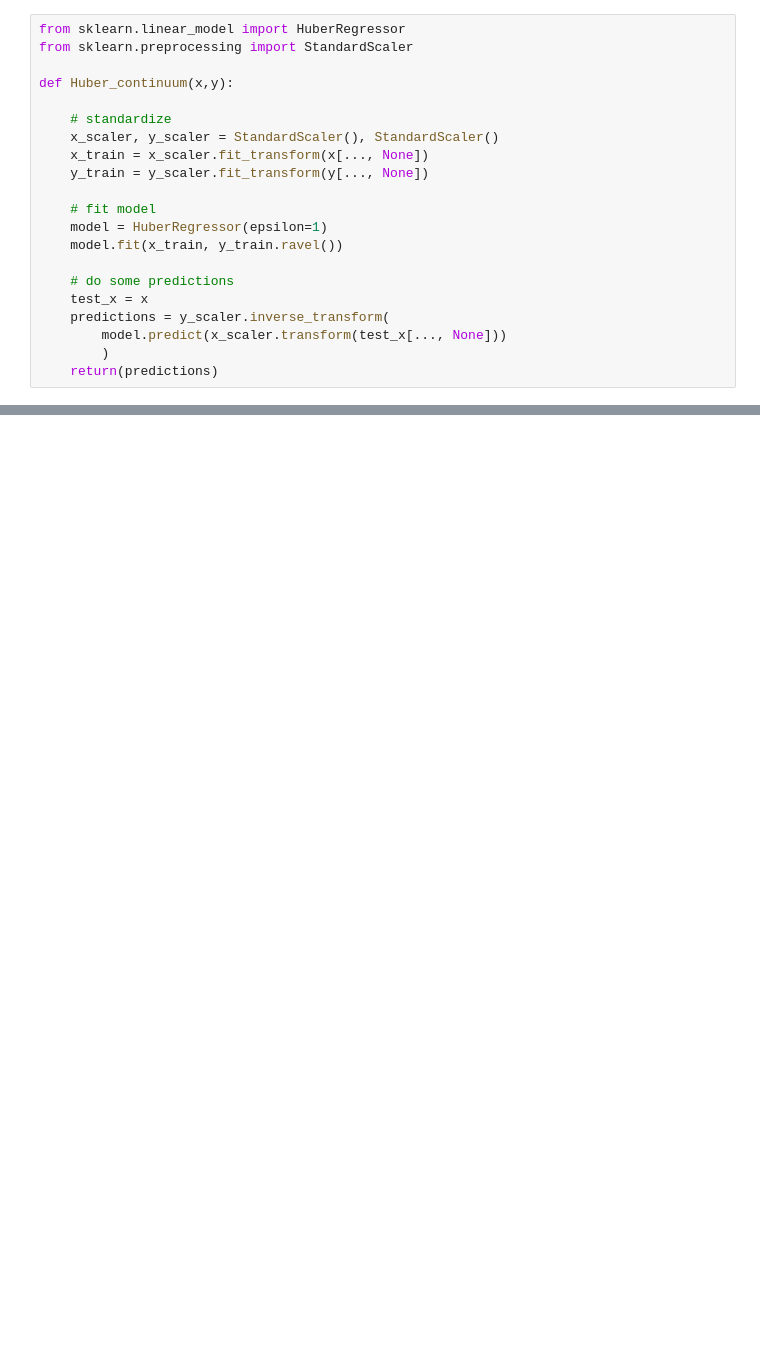
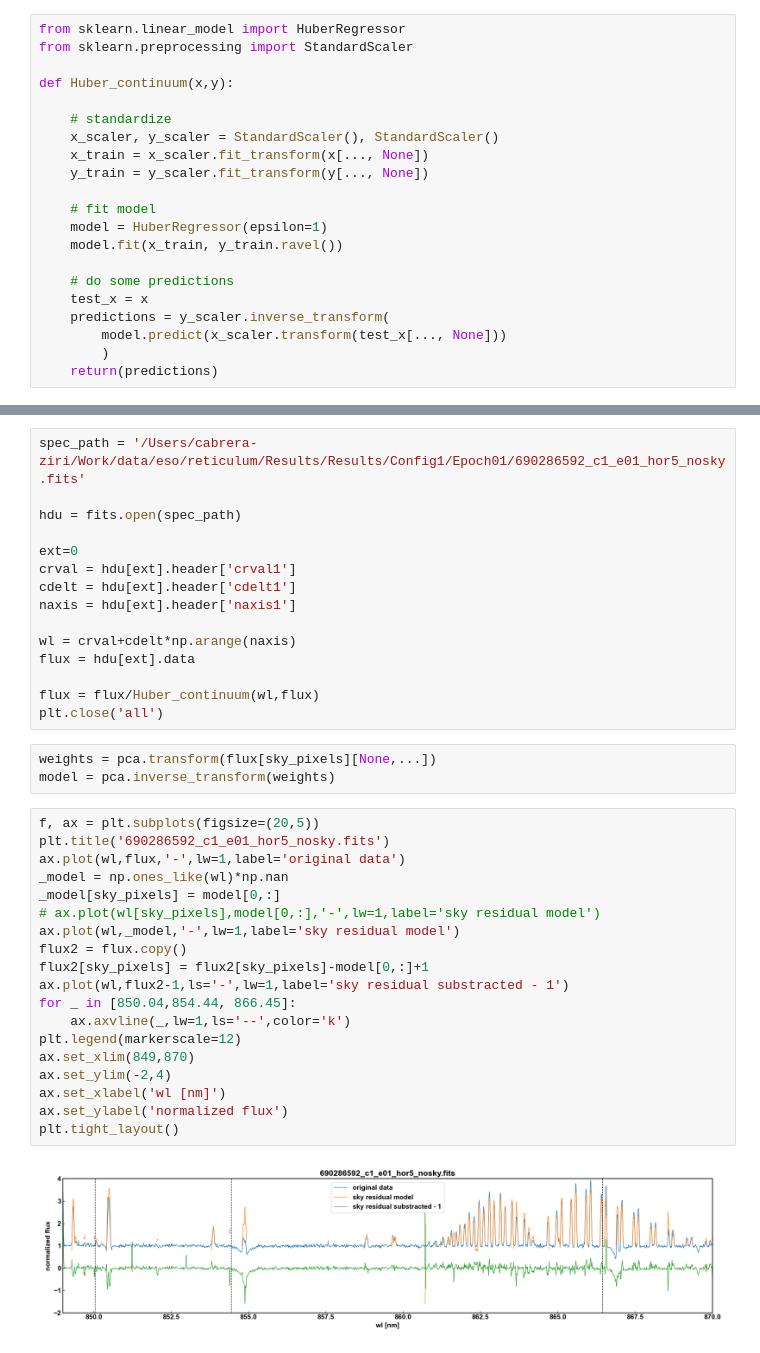
Before and after one commit to cabrera-ziri/Reticulum, a Jupyter notebook: sky_lines.ipynb, the cells around one changed output, grey strips where cells are left out. Saved outputs shown, nothing was run; the diff lists cells and outputs as text; blank space fills up the shorter version.

Commit message:
modeling sky residual lines with PCA

```diff
--- a/sky_lines.ipynb
+++ b/sky_lines.ipynb
@@ -151,0 +129,39 @@ plt.semilogy()
+# %%
+spec_path = '/Users/cabrera-ziri/Work/data/eso/reticulum/Results/Results/Config1/Epoch01/690286592_c1_e01_hor5_nosky.fits'
+
+hdu = fits.open(spec_path)
+
+ext=0
+crval = hdu[ext].header['crval1']
+cdelt = hdu[ext].header['cdelt1']
+naxis = hdu[ext].header['naxis1']
+
+wl = crval+cdelt*np.arange(naxis)
+flux = hdu[ext].data
+
+flux = flux/Huber_continuum(wl,flux)
+plt.close('all')
+# %%
+weights = pca.transform(flux[sky_pixels][None,...])
+model = pca.inverse_transform(weights)
+# %%
+f, ax = plt.subplots(figsize=(20,5))
+plt.title('690286592_c1_e01_hor5_nosky.fits')
+ax.plot(wl,flux,'-',lw=1,label='original data')
+_model = np.ones_like(wl)*np.nan
+_model[sky_pixels] = model[0,:]
+# ax.plot(wl[sky_pixels],model[0,:],'-',lw=1,label='sky residual model')
+ax.plot(wl,_model,'-',lw=1,label='sky residual model')
+flux2 = flux.copy()
+flux2[sky_pixels] = flux2[sky_pixels]-model[0,:]+1
+ax.plot(wl,flux2-1,ls='-',lw=1,label='sky residual substracted - 1')
+for _ in [850.04,854.44, 866.45]:
+    ax.axvline(_,lw=1,ls='--',color='k')
+plt.legend(markerscale=12)
+ax.set_xlim(849,870)
+ax.set_ylim(-2,4)
+ax.set_xlabel('wl [nm]')
+ax.set_ylabel('normalized flux')
+plt.tight_layout()
+# %% [output]
+[figure, added]
```
Also changed, not shown: parts of 12 cells of this notebook, 1 other file.
